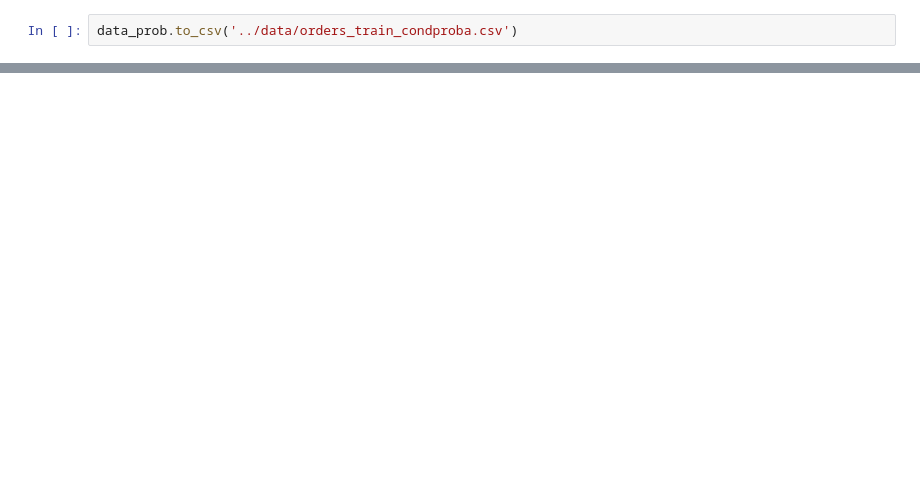
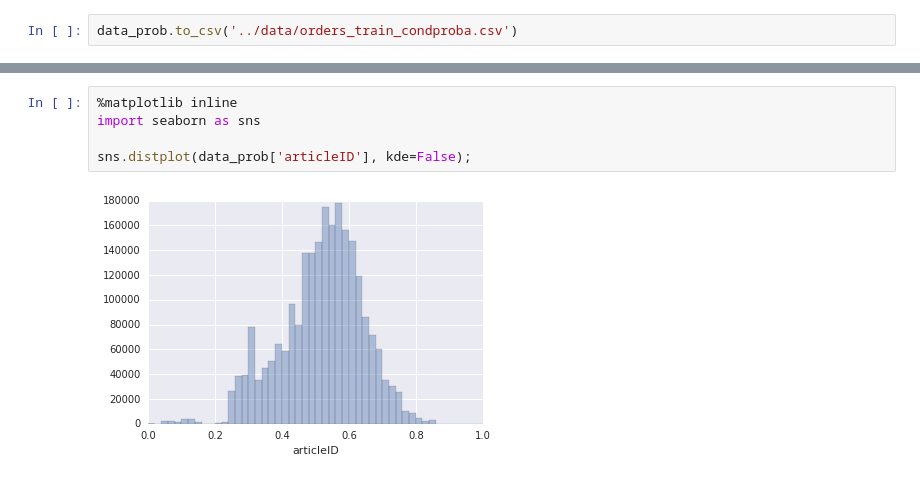
Before and after one commit to Gliganu/DMC_Fashion_2016, a Jupyter notebook: notebooks/VisuCondProbability.ipynb, the cells around one changed output, grey strips where cells are left out. Saved outputs shown, nothing was run; the diff lists cells and outputs as text; blank space fills up the shorter version.

```diff
--- a/notebooks/VisuCondProbability.ipynb
+++ b/notebooks/VisuCondProbability.ipynb
@@ -65,0 +126,7 @@ data_prob['returnQuantity'].unique()
+# %%
+%matplotlib inline
+import seaborn as sns
+
+sns.distplot(data_prob['articleID'], kde=False);
+# %% [output]
+[figure, added]
```
Also changed, not shown: parts of 22 cells of this notebook.
